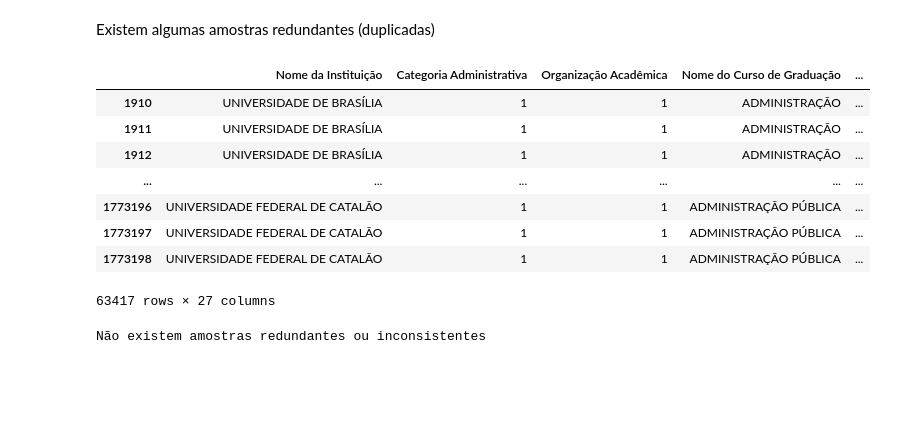
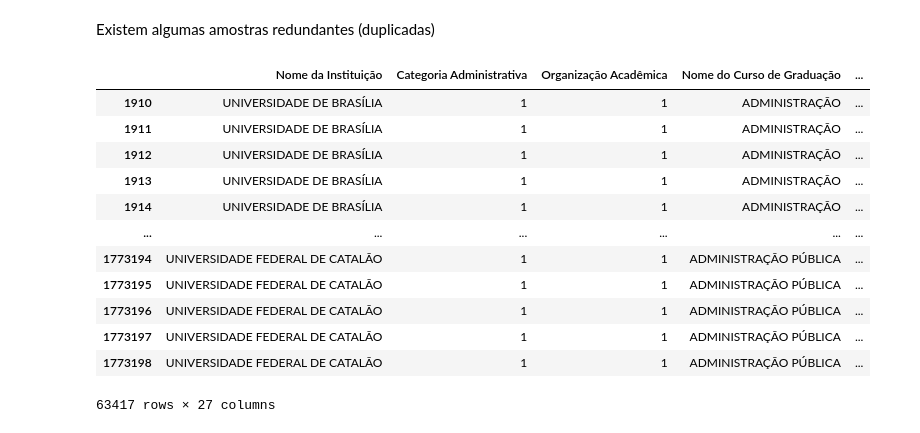
Before and after one commit to tcc-drtm-univesp/analise-dados-evasao, a Jupyter notebook: notebooks/ADD_INEP.ipynb, the cells around one changed output. Saved outputs shown, nothing was run; the diff lists cells and outputs as text; code cells hidden in the pictures; blank space fills up the shorter version.

```diff
--- a/notebooks/ADD_INEP.ipynb
+++ b/notebooks/ADD_INEP.ipynb
@@ -27,7 +27,7 @@ import torch.nn as nn
 Fonte: <https://www.gov.br/inep/pt-br/areas-de-atuacao/pesquisas-estatisticas-e-indicadores/censo-da-educacao-superior/resultados>
 # %%
 #Definição da exibição da saída
-pd.set_option('display.max_rows', 7)
+pd.set_option('display.max_rows', 10)
 pd.set_option('display.max_columns', 300)
 # %% [markdown]
 #### Merge dos Microdados
@@ -112,10 +120,31 @@ array([2010, 2011, 2012, 2013, 2014, 2015, 2016, 2017, 2018, 2019, 2020,
        2021])
 # %%
 # remover as colunas não necessárias
-df_cursos = df1.drop(columns=["Código da Instituição", "Código do Curso de Graduação",
-                     "Código da área do Curso segundo a classificação CINE BRASIL", "Código da Grande Área do Curso segundo a classificação CINE BRASIL"])
+df_cursos = df1.drop(columns=["Código da Instituição",
+                              "Código do Curso de Graduação",
+                              "Código da área do Curso segundo a classificação CINE BRASIL",
+                              "Código da Grande Área do Curso segundo a classificação CINE BRASIL"])
 
-# Sem os indicadores de trajetória (experimental)
-df_corr = df1.drop(columns=["Código da Instituição", "Código do Curso de Graduação", "Código da área do Curso segundo a classificação CINE BRASIL", "Código da Grande Área do Curso segundo a classificação CINE BRASIL",
-                   "Taxa de Permanência - TAP", "Taxa de Conclusão Acumulada - TCA", "Taxa de Conclusão Anual - TCAN", "Taxa de Desistência Anual", "Taxa de Desistência Acumulada"])
+# Somente os indicadores de trajetória
+df_taxas = df1.drop(columns=["Código da Instituição",
+                             "Nome da Instituição",
+                             "Categoria Administrativa",
+                             "Organização Acadêmica",
+                             "Código do Curso de Graduação",
+                             "Nome do Curso de Graduação",
+                             "Código da Região Geográfica do Curso",
+                             "Código da Unidade Federativa do Curso",
+                             "Código do Município do Curso",
+                             "Grau Acadêmico",
+                             "Modalidade de Ensino",
+                             "Código da área do Curso segundo a classificação CINE BRASIL",
+                             "Nome da área do Curso segundo a classificação CINE BRASIL",
+                             "Código da Grande Área do Curso segundo a classificação CINE BRASIL",
+                             "Nome da Grande Área do Curso segundo a classificação CINE BRASIL",
+                             "Ano de Ingresso",
+                             "Ano de Referência",
+                             "Prazo de Integralização em Anos",
+                             "Ano de Integralização do Curso",
+                             "Prazo de Acompanhamento do Curso em anos",
+                             "Ano Máximo de Acompanhamento do Curso"])
 # %%
@@ -223,16 +260,20 @@ Amostras redundantes ou inconsistentes:
 Existem algumas amostras redundantes (duplicadas)
 # %%
 # índices das linhas que contém valores NaN
-Nan = pd.isnull(df_cursos).any(axis=1).to_numpy().nonzero()
+NaN = pd.isnull(df_cursos).any(axis=1).to_numpy().nonzero()
 
 # imprime apenas as linhas com valoes ausentes
-display(df_cursos.iloc[Nan])
+display(df_cursos.iloc[NaN])
 # %% [output]
 |  | Nome da Instituição | Categoria Administrativa | Organização Acadêmica | Nome do Curso de Graduação | ... |
 | 1910 | UNIVERSIDADE DE BRASÍLIA | 1 | 1 | ADMINISTRAÇÃO | ... |
 | 1911 | UNIVERSIDADE DE BRASÍLIA | 1 | 1 | ADMINISTRAÇÃO | ... |
 | 1912 | UNIVERSIDADE DE BRASÍLIA | 1 | 1 | ADMINISTRAÇÃO | ... |
+| 1913 | UNIVERSIDADE DE BRASÍLIA | 1 | 1 | ADMINISTRAÇÃO | ... |
+| 1914 | UNIVERSIDADE DE BRASÍLIA | 1 | 1 | ADMINISTRAÇÃO | ... |
 | ... | ... | ... | ... | ... | ... |
+| 1773194 | UNIVERSIDADE FEDERAL DE CATALÃO | 1 | 1 | ADMINISTRAÇÃO PÚBLICA | ... |
+| 1773195 | UNIVERSIDADE FEDERAL DE CATALÃO | 1 | 1 | ADMINISTRAÇÃO PÚBLICA | ... |
 | 1773196 | UNIVERSIDADE FEDERAL DE CATALÃO | 1 | 1 | ADMINISTRAÇÃO PÚBLICA | ... |
 | 1773197 | UNIVERSIDADE FEDERAL DE CATALÃO | 1 | 1 | ADMINISTRAÇÃO PÚBLICA | ... |
 | 1773198 | UNIVERSIDADE FEDERAL DE CATALÃO | 1 | 1 | ADMINISTRAÇÃO PÚBLICA | ... |
@@ -251,24 +292,3 @@ df_duplicates = delDuplicatas( df_duplicates )
-# %%
-def delInconsistencias( df_cursos ):
-
-    #Remove todas as amostras inconsistentes da base de dados
-
-    df_cursos = df_cursos.drop_duplicates(keep = False)
-
-    return df_cursos
-
-df_cursos = delInconsistencias( df_cursos )
-
-# obtém apenas as amostras onde os valores dos atributos estão duplicados
-df_duplicates = df_cursos[ df_cursos.duplicated(keep=False)]
-
-# se tiver valores redundantes ou inconsistentes, imprime
-if len(df_duplicates)>0:
-    display(df_duplicates)
-else:
-    print('Não existem amostras redundantes ou inconsistentes')
-# %% [output]
-Não existem amostras redundantes ou inconsistentes
 # %%
 #df_cursos["Código da Região Geográfica do Curso"].value_counts()
 df_cursos["Código da Região Geográfica do Curso"].isnull().value_counts()
```
Also changed, not shown: parts of 51 cells of this notebook.
